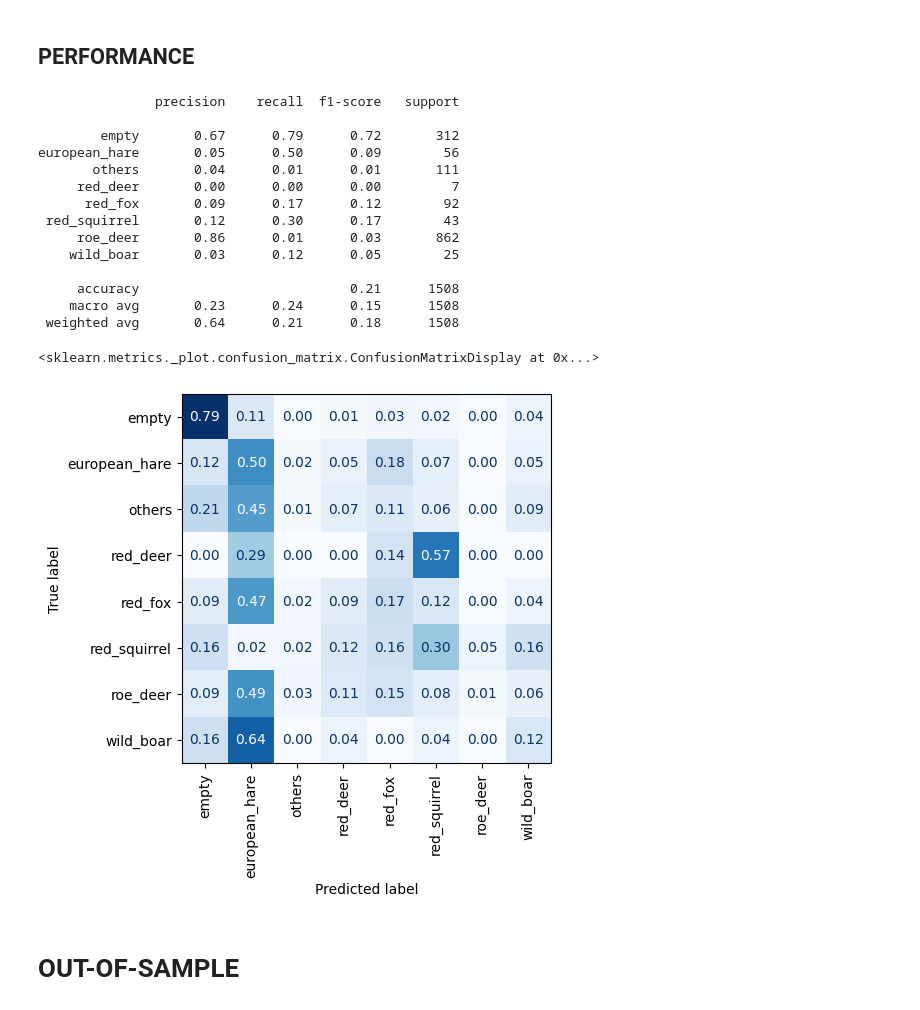
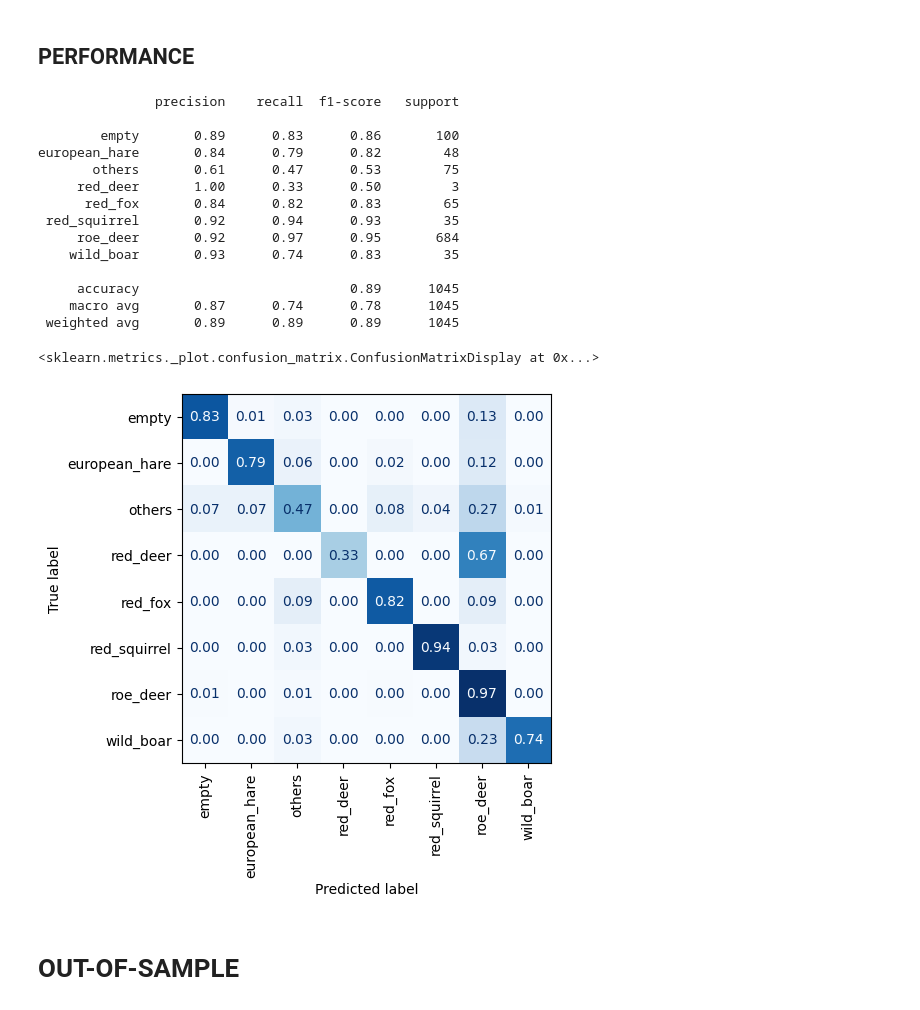
Before and after one commit to slds-lmu/wildlife-experiments, a Jupyter notebook: results_light.ipynb, the cells around one changed output. Drawn from its saved outputs; the diff is of its cells as text; code cells hidden in the pictures.

```diff
--- a/results_light.ipynb
+++ b/results_light.ipynb
@@ -41,7 +41,7 @@ CONFMAT_ARGS = {
 # FILES_INSAMPLE = [
 #     os.path.join(RESULTDIR, '0', f) for f in os.listdir(os.path.join(RESULTDIR, '0')) if 'insample_val' in f
 # ]
-FILES_INSAMPLE = [os.path.join(RESULTDIR, f) for f in os.listdir(RESULTDIR) if 'insample_test' in f]
-RESULTS_INSAMPLE = [load_pickle(f) for f in FILES_INSAMPLE]
-THRESHOLDS = list(RESULTS_INSAMPLE[0].keys())
+# FILES_INSAMPLE = [os.path.join(RESULTDIR, f) for f in os.listdir(RESULTDIR) if 'insample_test' in f]
+# RESULTS_INSAMPLE = [load_pickle(f) for f in FILES_INSAMPLE]
+THRESHOLDS = [0, 0.3, 0.5, 0.7, 0.9]
 # THRESHOLDS = [0]
@@ -56,3 +48,8 @@ FILES_INSAMPLE = [
+# %%
+FILES_INSAMPLE = [
+    [os.path.join(RESULTDIR, t, f) for f in os.listdir(os.path.join(RESULTDIR, t)) if 'insample_val' in f]
+    for t in [str(int(100 * ts)) for ts in THRESHOLDS]
+]
 # %%
 # custom averaging functions accounting for specific ordering
 def average_results(dict_list_preds, list_truth):
@@ -67,8 +64,9 @@ def average_results(dict_list_preds, list_truth):
     return reduce(np.add, ordered_arrays) / len(dict_list_preds), ordered_lists[0]
 # %%
 results_insample_avg = {}
-for t in THRESHOLDS:
-    results_t = [r[t] for r in RESULTS_INSAMPLE]
+for idx, t in enumerate(THRESHOLDS):
+    results_t = [load_pickle(f) for f in FILES_INSAMPLE[idx]]
+#     results_t = [r[t] for r in RESULTS_INSAMPLE]
 #     results_t = RESULTS_INSAMPLE
     preds_imgs_clf_t, truth_imgs_clf_t = average_results(
         [r['preds_imgs_clf'] for r in results_t], [r['truth_imgs_clf'] for r in results_t]
@@ -160,33 +187,33 @@ df_ins_empty.sort_values('threshold')  # Table 2
 # %% [markdown]
 ## PERFORMANCE
 # %%
-result_ours = results_insample_avg[0.9]
+result_ours = results_insample_avg[0.7]
 y_true = result_ours['truth_imgs_ppl']
 y_pred = [np.argmax(v) for v in result_ours['preds_imgs_ppl']]
 report = classification_report(
     y_true=y_true,
     y_pred=y_pred,
     target_names=list(LABEL_MAP.keys())
 )
 print(report)  # Figure 3
 ConfusionMatrixDisplay.from_predictions(y_true=y_true, y_pred=y_pred, **CONFMAT_ARGS)
 # %% [output]
                precision    recall  f1-score   support
 
-        empty       0.67      0.79      0.72       312
-european_hare       0.05      0.50      0.09        56
-       others       0.04      0.01      0.01       111
-     red_deer       0.00      0.00      0.00         7
-      red_fox       0.09      0.17      0.12        92
- red_squirrel       0.12      0.30      0.17        43
-     roe_deer       0.86      0.01      0.03       862
-    wild_boar       0.03      0.12      0.05        25
+        empty       0.89      0.83      0.86       100
+european_hare       0.84      0.79      0.82        48
+       others       0.61      0.47      0.53        75
+     red_deer       1.00      0.33      0.50         3
+      red_fox       0.84      0.82      0.83        65
+ red_squirrel       0.92      0.94      0.93        35
+     roe_deer       0.92      0.97      0.95       684
+    wild_boar       0.93      0.74      0.83        35
 
-     accuracy                           0.21      1508
-    macro avg       0.23      0.24      0.15      1508
- weighted avg       0.64      0.21      0.18      1508
+     accuracy                           0.89      1045
+    macro avg       0.87      0.74      0.78      1045
+ weighted avg       0.89      0.89      0.89      1045
 <sklearn.metrics._plot.confusion_matrix.ConfusionMatrixDisplay at 0x...>
-[figure, old version]
+[figure, new version]
 # %% [markdown]
 # OUT-OF-SAMPLE
 # %% [markdown]
```
Also changed, not shown: parts of 6 cells of this notebook, 1 other file.
